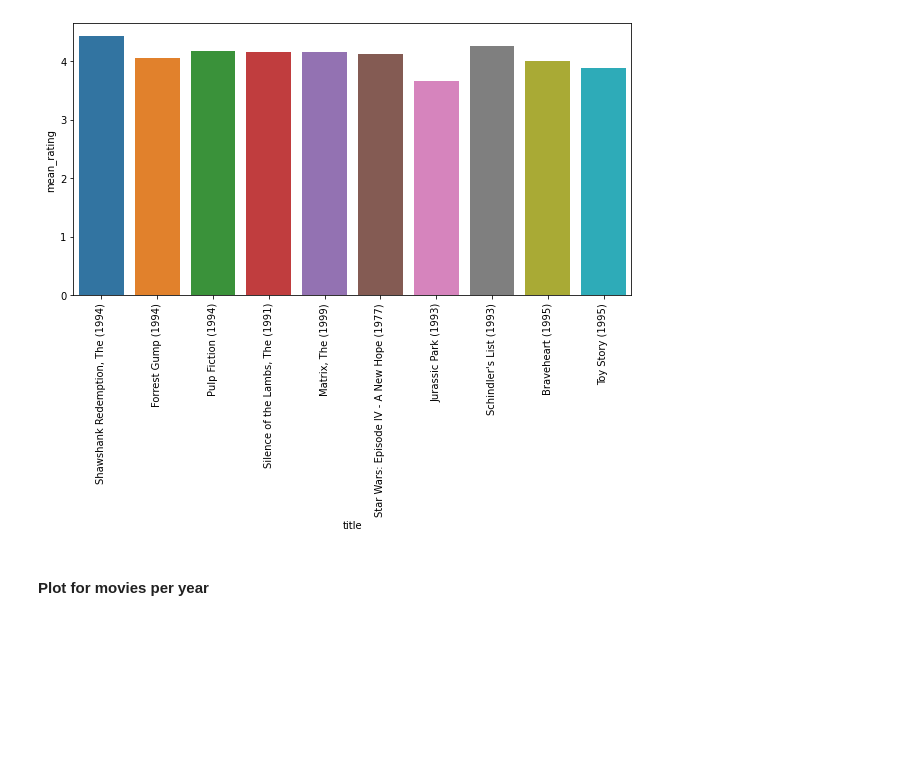
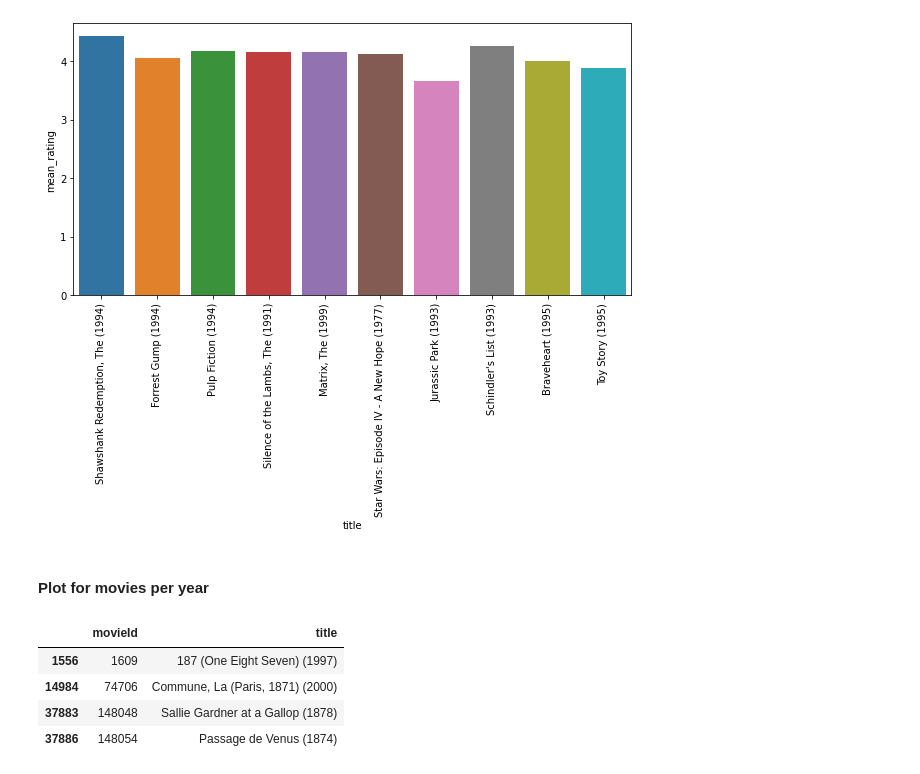
Before and after one commit to FabianAndersson17/Machinelearning-Fabian-Andersson, a Jupyter notebook: Labs/Machine-learning.ipynb, the cells around one changed output. Cells and saved outputs as stored; diff of their text form; code cells hidden in the pictures; blank space fills up the shorter version.

Commit message:
Added: Find all rows with a specifik year in it

```diff
--- a/Labs/Machine-learning.ipynb
+++ b/Labs/Machine-learning.ipynb
@@ -138,0 +137,10 @@ plt.show()
+# %%
+df_movies[df_movies["title"].str.contains("187", "188", "189", "190", "191", "192", "193", "194", "195", "196", "197", "198", "199", "200", "201")]
+# list_of_year = ["188"] ## Make a loop to go through the data and take out the years. Manualy drop the ones that are in the wrong era.
+## Taken from https://datascienceparichay.com/article/pandas-search-for-string-in-dataframe-column/
+# %% [output]
+|  | movieId | title |
+| 1556 | 1609 | 187 (One Eight Seven) (1997) |
+| 14984 | 74706 | Commune, La (Paris, 1871) (2000) |
+| 37883 | 148048 | Sallie Gardner at a Gallop (1878) |
+| 37886 | 148054 | Passage de Venus (1874) |
```
Also changed, not shown: parts of 1 cell of this notebook.
